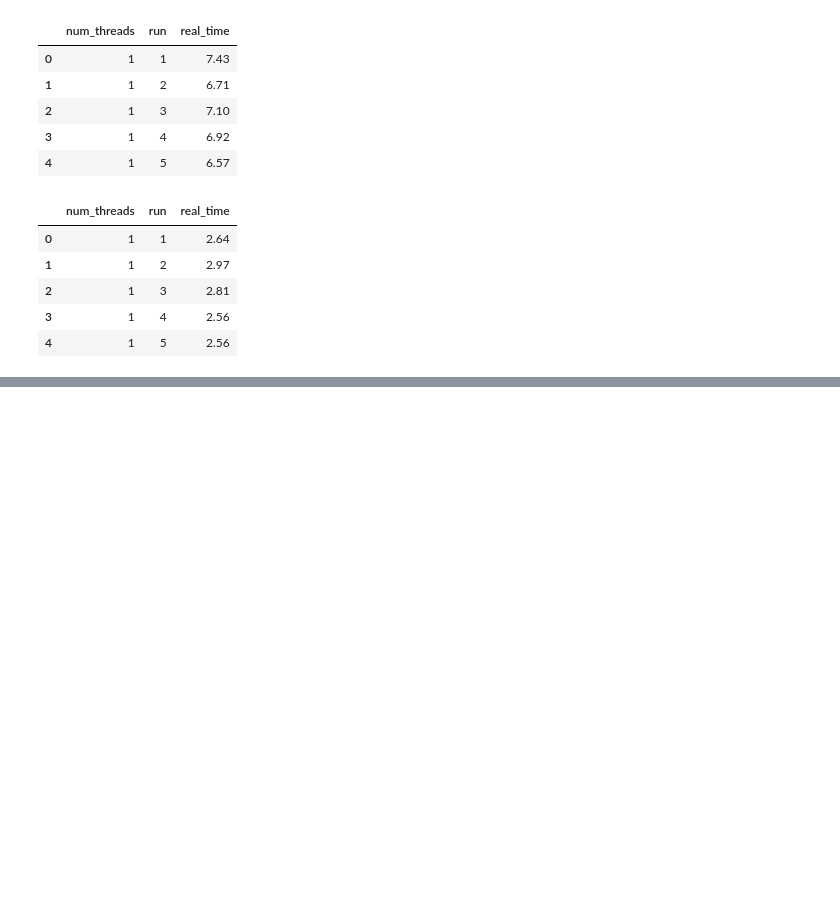
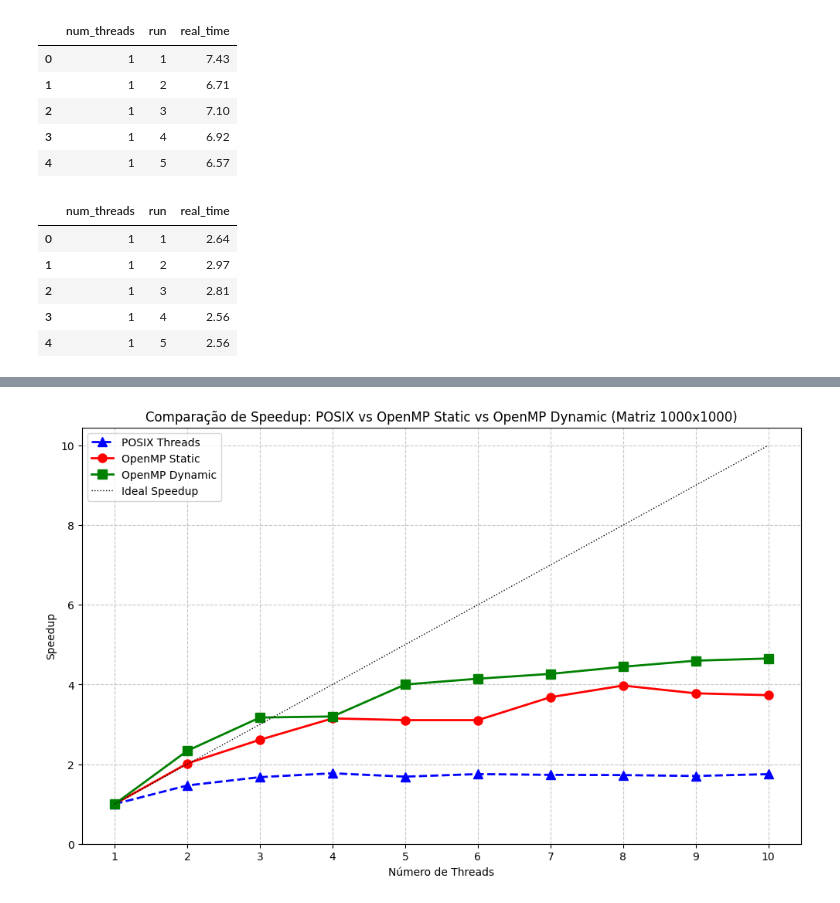
Before and after one commit to luismomm2110/UDESC-programacao-paralela, a Jupyter notebook: analysis_results.ipynb, the cells around one changed output, grey strips where cells are left out. Cells and saved outputs as stored; diff of their text form; code cells hidden in the pictures; blank space fills up the shorter version.

```diff
--- a/analysis_results.ipynb
+++ b/analysis_results.ipynb
@@ -160,0 +119,23 @@ Razão média de tempo (POSIX/OpenMP): 4.76x
+# %%
+# Speedup comparison graph between POSIX, OpenMP Static, and OpenMP Dynamic implementations
+# Calculate speedup for each implementation
+speedup_posix = grouped_posix['mean'].iloc[0] / grouped_posix['mean']
+speedup_openmp_static = grouped_openmp_static['mean'].iloc[0] / grouped_openmp_static['mean']
+speedup_openmp_dynamic = grouped_openmp_dynamic['mean'].iloc[0] / grouped_openmp_dynamic['mean']
+
+# Create the speedup comparison plot
+plt.figure(figsize=(12, 7))
+plt.plot(grouped_posix['num_threads'], speedup_posix, 'b--', marker='^', linewidth=2, markersize=8, label='POSIX Threads')
+plt.plot(grouped_openmp_static['num_threads'], speedup_openmp_static, 'r-', marker='o', linewidth=2, markersize=8, label='OpenMP Static')
+plt.plot(grouped_openmp_dynamic['num_threads'], speedup_openmp_dynamic, 'g-', marker='s', linewidth=2, markersize=8, label='OpenMP Dynamic')
+plt.plot(grouped_posix['num_threads'], grouped_posix['num_threads'], 'k:', linewidth=1, label='Ideal Speedup')
+plt.legend()
+plt.xlabel('Número de Threads')
+plt.ylabel('Speedup')
+plt.title('Comparação de Speedup: POSIX vs OpenMP Static vs OpenMP Dynamic (Matriz 1000x1000)')
+plt.grid(True, linestyle='--', alpha=0.7)
+plt.xticks(grouped_posix['num_threads'])
+plt.ylim(bottom=0)  # Start y-axis at zero
+plt.show()
+# %% [output]
+[figure, added]
```
Also changed, not shown: parts of 8 cells of this notebook.
